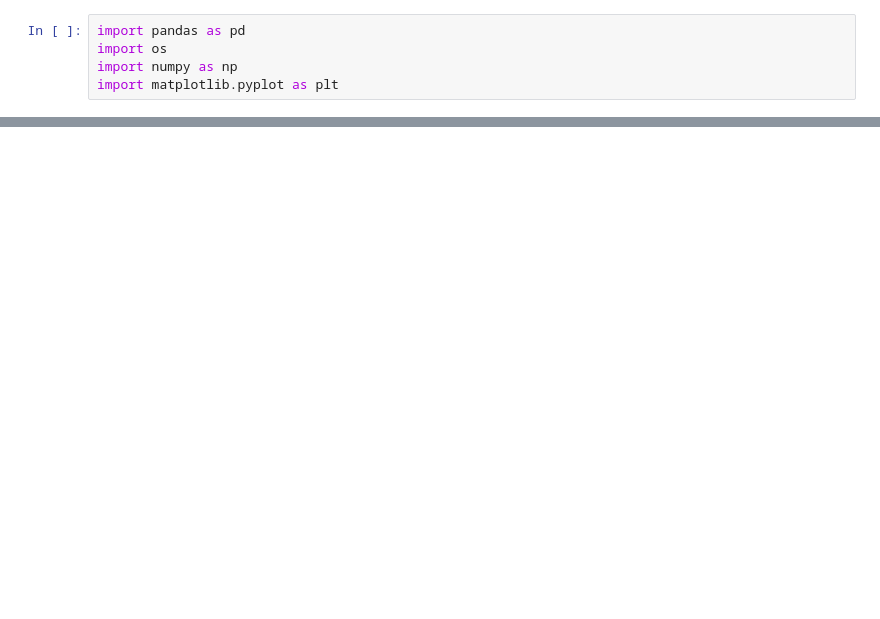
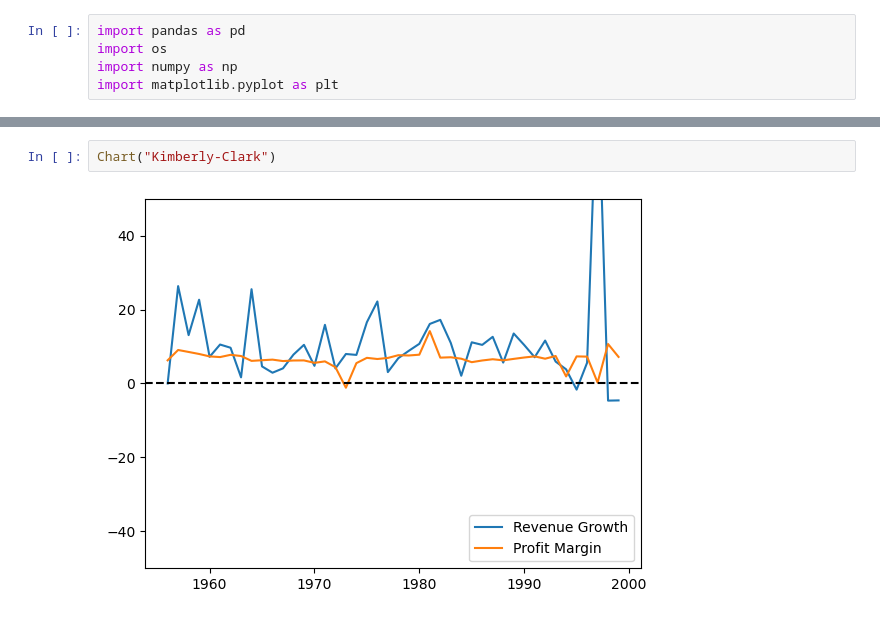
Before and after one commit to GeorgeVajagich/Fortune-500-over-time, a Jupyter notebook: Fortune 500 Over Time.ipynb, the cells around one changed output, grey strips where cells are left out. Cells and saved outputs as stored; diff of their text form; blank space fills up the shorter version.

```diff
--- a/Fortune 500 Over Time.ipynb
+++ b/Fortune 500 Over Time.ipynb
@@ -50,0 +80,4 @@ Name: Marshall-Wells, dtype: object
+# %%
+Chart("Kimberly-Clark")
+# %% [output]
+[figure, added]
```
Also changed, not shown: parts of 10 cells of this notebook.
